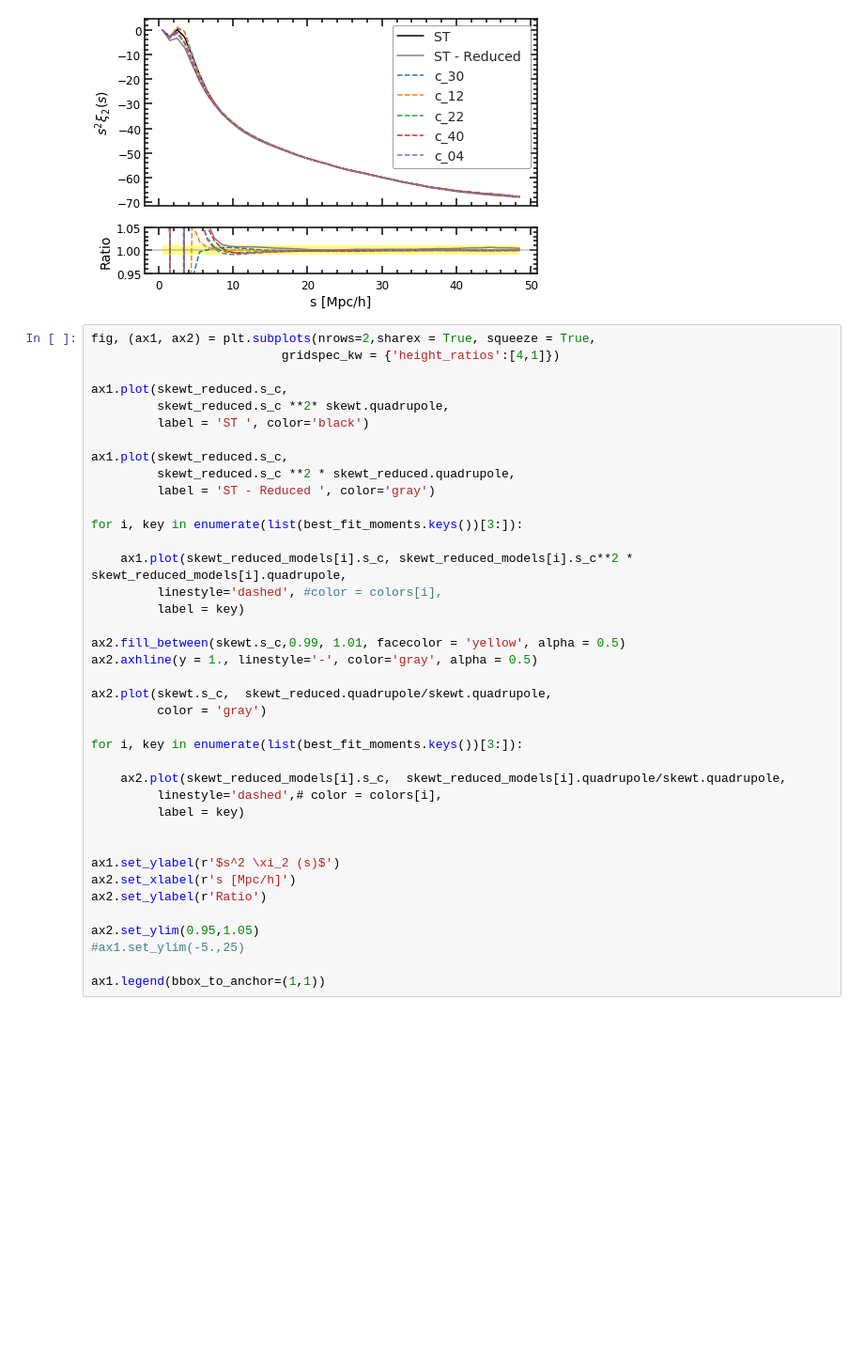
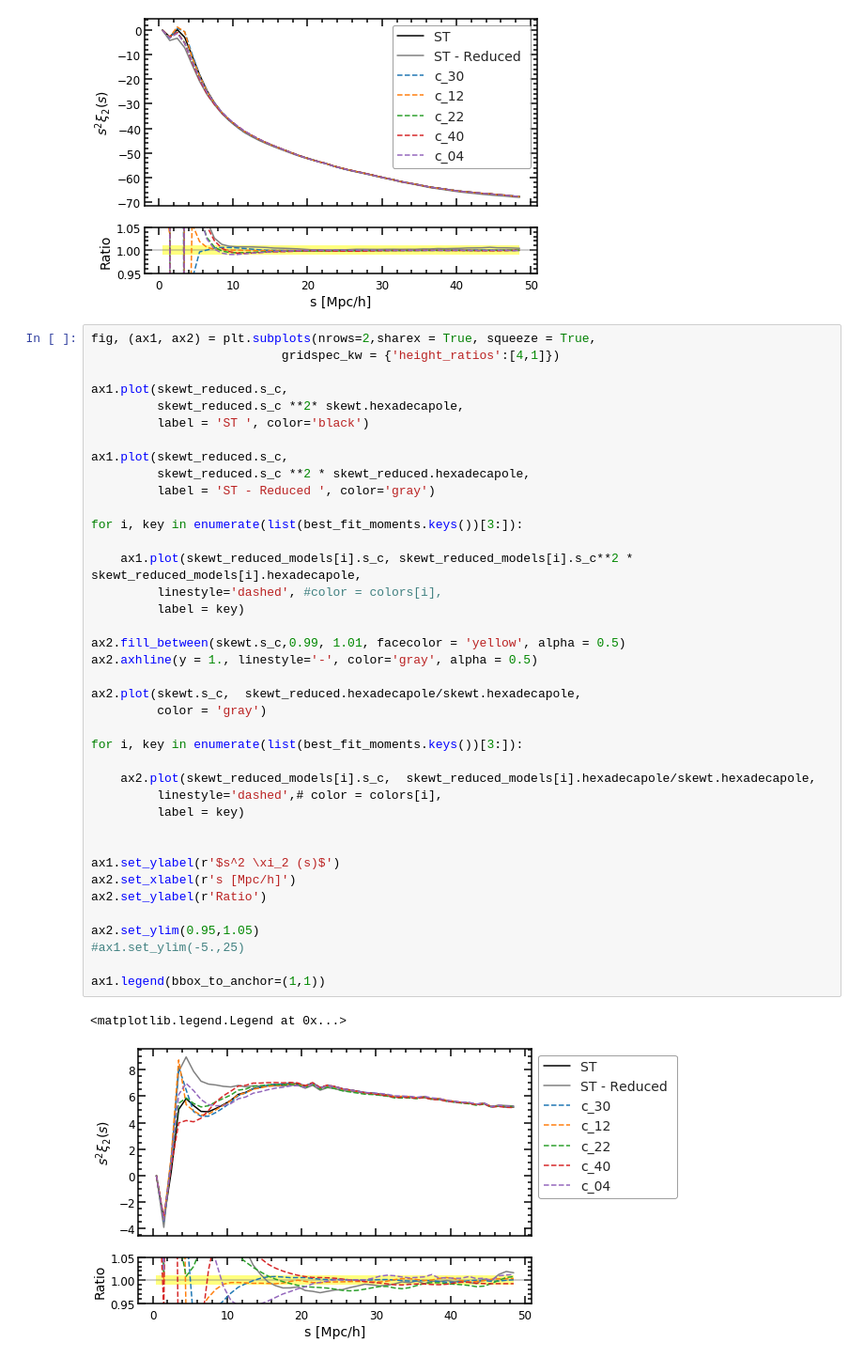
Before and after one commit to florpi/StreamingModel, a Jupyter notebook: streaming/taylor_expansion/fitting_moments_accuracy_multipoles.ipynb, the cells around one changed output. Shown: that part at 94% size. Saved outputs shown, nothing was run; the diff lists cells and outputs as text; blank space fills up the shorter version.

```diff
--- a/streaming/taylor_expansion/fitting_moments_accuracy_multipoles.ipynb
+++ b/streaming/taylor_expansion/fitting_moments_accuracy_multipoles.ipynb
@@ -458,37 +458,40 @@ fig, (ax1, ax2) = plt.subplots(nrows=2,sharex = True, squeeze = True,
                           gridspec_kw = {'height_ratios':[4,1]})
 
 ax1.plot(skewt_reduced.s_c,
-         skewt_reduced.s_c **2* skewt.quadrupole,
+         skewt_reduced.s_c **2* skewt.hexadecapole,
          label = 'ST ', color='black')
 
 ax1.plot(skewt_reduced.s_c,
-         skewt_reduced.s_c **2 * skewt_reduced.quadrupole,
+         skewt_reduced.s_c **2 * skewt_reduced.hexadecapole,
          label = 'ST - Reduced ', color='gray')
 
 for i, key in enumerate(list(best_fit_moments.keys())[3:]):
 
-    ax1.plot(skewt_reduced_models[i].s_c, skewt_reduced_models[i].s_c**2 * skewt_reduced_models[i].quadrupole,
+    ax1.plot(skewt_reduced_models[i].s_c, skewt_reduced_models[i].s_c**2 * skewt_reduced_models[i].hexadecapole,
          linestyle='dashed', #color = colors[i],
          label = key)
 
 ax2.fill_between(skewt.s_c,0.99, 1.01, facecolor = 'yellow', alpha = 0.5)
 ax2.axhline(y = 1., linestyle='-', color='gray', alpha = 0.5)
 
-ax2.plot(skewt.s_c,  skewt_reduced.quadrupole/skewt.quadrupole,
+ax2.plot(skewt.s_c,  skewt_reduced.hexadecapole/skewt.hexadecapole,
          color = 'gray')
 
 for i, key in enumerate(list(best_fit_moments.keys())[3:]):
 
-    ax2.plot(skewt_reduced_models[i].s_c,  skewt_reduced_models[i].quadrupole/skewt.quadrupole,
+    ax2.plot(skewt_reduced_models[i].s_c,  skewt_reduced_models[i].hexadecapole/skewt.hexadecapole,
          linestyle='dashed',# color = colors[i],
          label = key)
 
 
 ax1.set_ylabel(r'$s^2 \xi_2 (s)$')
 ax2.set_xlabel(r's [Mpc/h]')
 ax2.set_ylabel(r'Ratio')
 
 ax2.set_ylim(0.95,1.05)
 #ax1.set_ylim(-5.,25)
 
 ax1.legend(bbox_to_anchor=(1,1))
+# %% [output]
+<matplotlib.legend.Legend at 0x...>
+[figure, added]
```
Also changed, not shown: 3 other files.
